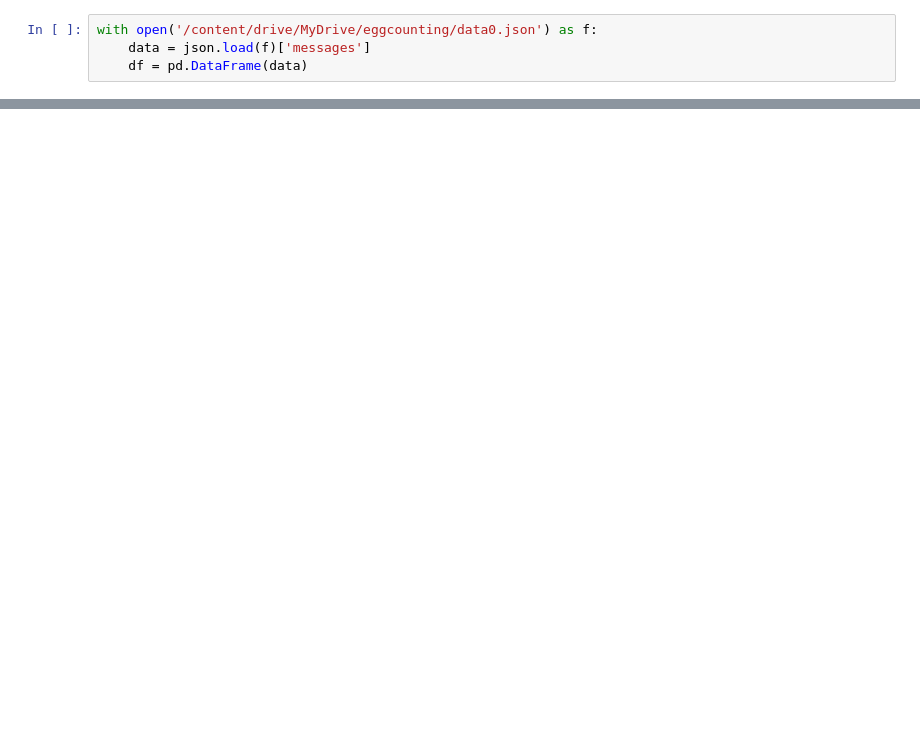
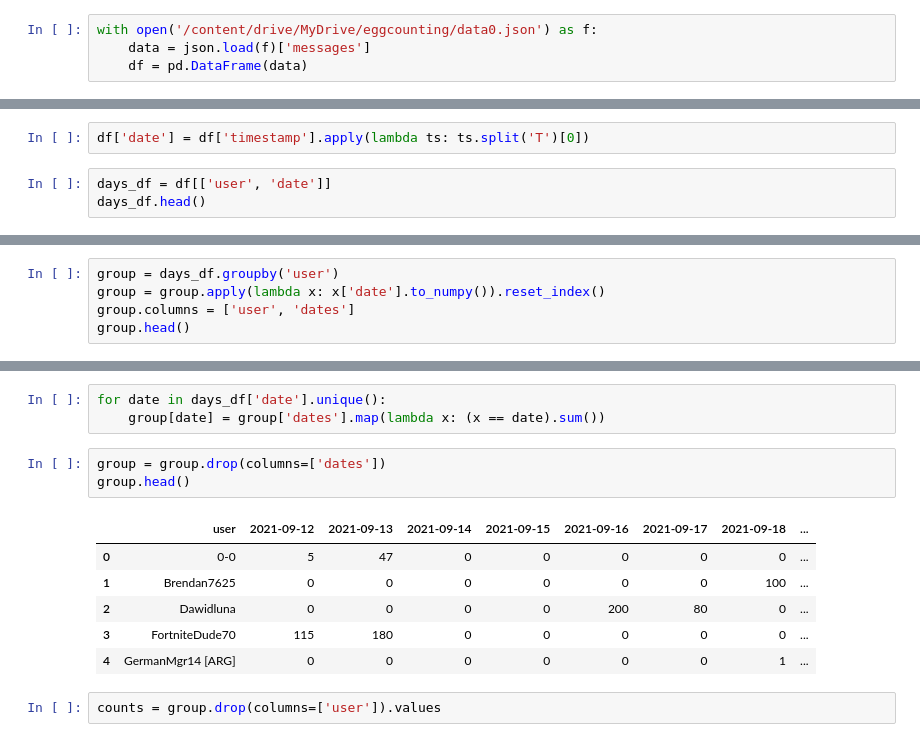
Before and after one commit to IvanLudvig/eggcounting, a Jupyter notebook: eggcounting.ipynb, the cells around one changed output, grey strips where cells are left out. Saved outputs shown, nothing was run; the diff lists cells and outputs as text; blank space fills up the shorter version.

```diff
--- a/eggcounting.ipynb
+++ b/eggcounting.ipynb
@@ -68,0 +80,5 @@ df.head()
+# %%
+df['date'] = df['timestamp'].apply(lambda ts: ts.split('T')[0])
+# %%
+days_df = df[['user', 'date']]
+days_df.head()
@@ -68,0 +92,5 @@ df.head()
+# %%
+group = days_df.groupby('user')
+group = group.apply(lambda x: x['date'].to_numpy()).reset_index()
+group.columns = ['user', 'dates']
+group.head()
@@ -68,0 +104,15 @@ df.head()
+# %%
+for date in days_df['date'].unique():
+    group[date] = group['dates'].map(lambda x: (x == date).sum())
+# %%
+group = group.drop(columns=['dates'])
+group.head()
+# %% [output]
+|  | user | 2021-09-12 | 2021-09-13 | 2021-09-14 | 2021-09-15 | 2021-09-16 | 2021-09-17 | 2021-09-18 | ... |
+| 0 | 0-0 | 5 | 47 | 0 | 0 | 0 | 0 | 0 | ... |
+| 1 | Brendan7625 | 0 | 0 | 0 | 0 | 0 | 0 | 100 | ... |
+| 2 | Dawidluna | 0 | 0 | 0 | 0 | 200 | 80 | 0 | ... |
+| 3 | FortniteDude70 | 115 | 180 | 0 | 0 | 0 | 0 | 0 | ... |
+| 4 | GermanMgr14 [ARG] | 0 | 0 | 0 | 0 | 0 | 0 | 1 | ... |
+# %%
+counts = group.drop(columns=['user']).values
```
Also changed, not shown: parts of 34 cells of this notebook.
